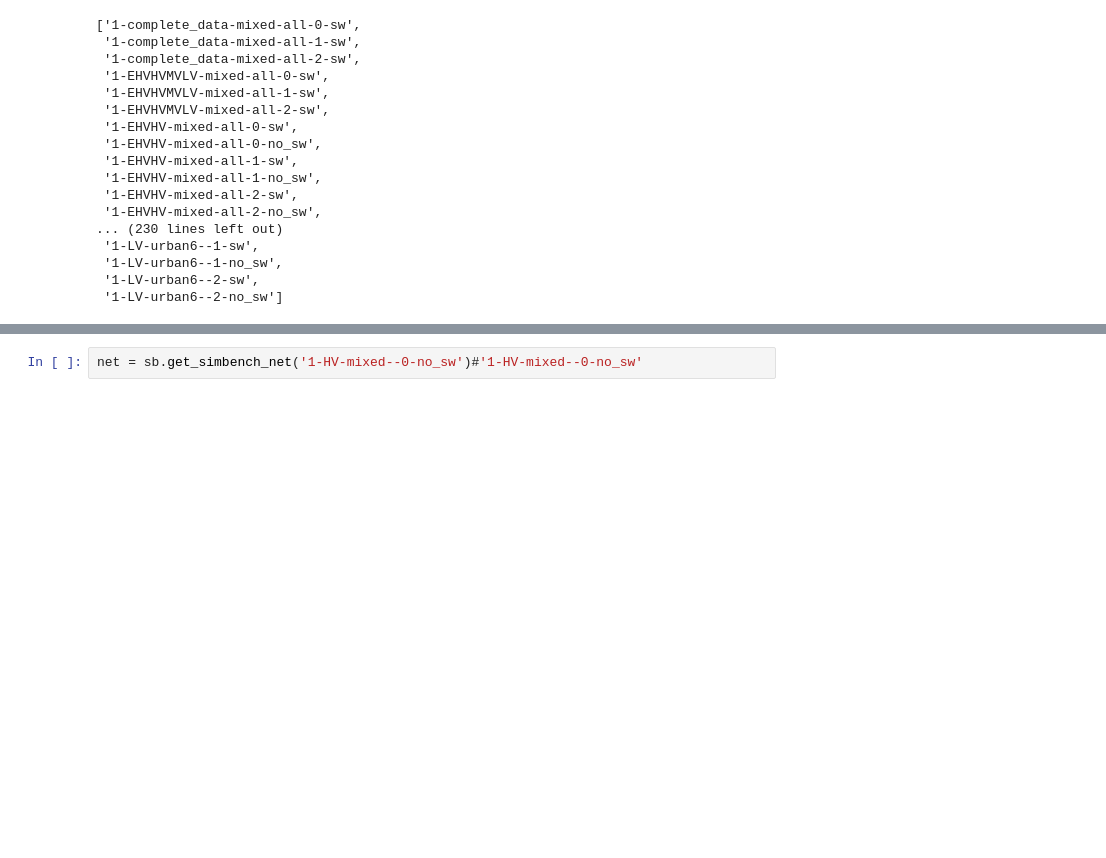
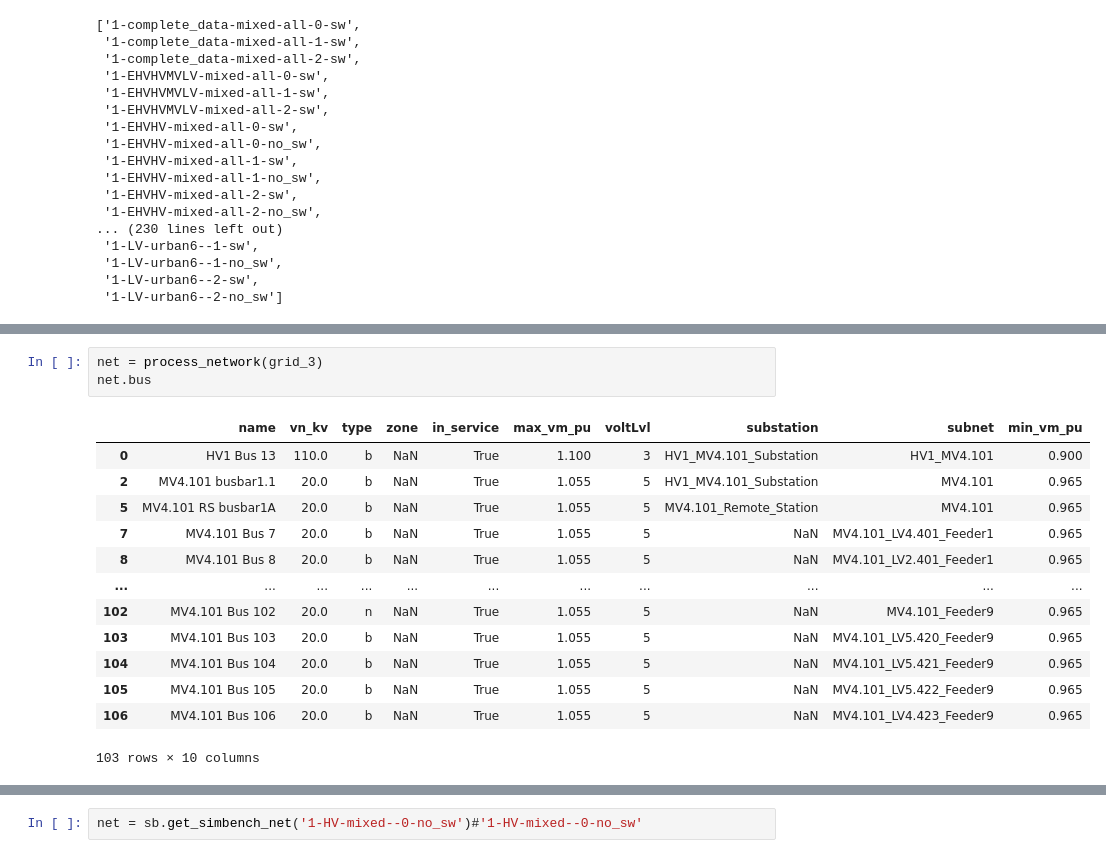
Before and after one commit to CanBayraktaroglu/OPFGNN, a Jupyter notebook: code/gnn.ipynb, the cells around one changed output, grey strips where cells are left out. Drawn from its saved outputs; the diff is of its cells as text; blank space fills up the shorter version.

```diff
--- a/code/gnn.ipynb
+++ b/code/gnn.ipynb
@@ -77,0 +124,17 @@ all_simbench_codes
+# %%
+net = process_network(grid_3)
+net.bus
+# %% [output]
+|  | name | vn_kv | type | zone | in_service | max_vm_pu | voltLvl | substation | subnet | min_vm_pu |
+| 0 | HV1 Bus 13 | 110.0 | b | NaN | True | 1.100 | 3 | HV1_MV4.101_Substation | HV1_MV4.101 | 0.900 |
+| 2 | MV4.101 busbar1.1 | 20.0 | b | NaN | True | 1.055 | 5 | HV1_MV4.101_Substation | MV4.101 | 0.965 |
+| 5 | MV4.101 RS busbar1A | 20.0 | b | NaN | True | 1.055 | 5 | MV4.101_Remote_Station | MV4.101 | 0.965 |
+| 7 | MV4.101 Bus 7 | 20.0 | b | NaN | True | 1.055 | 5 | NaN | MV4.101_LV4.401_Feeder1 | 0.965 |
+| 8 | MV4.101 Bus 8 | 20.0 | b | NaN | True | 1.055 | 5 | NaN | MV4.101_LV2.401_Feeder1 | 0.965 |
+| ... | ... | ... | ... | ... | ... | ... | ... | ... | ... | ... |
+| 102 | MV4.101 Bus 102 | 20.0 | n | NaN | True | 1.055 | 5 | NaN | MV4.101_Feeder9 | 0.965 |
+| 103 | MV4.101 Bus 103 | 20.0 | b | NaN | True | 1.055 | 5 | NaN | MV4.101_LV5.420_Feeder9 | 0.965 |
+| 104 | MV4.101 Bus 104 | 20.0 | b | NaN | True | 1.055 | 5 | NaN | MV4.101_LV5.421_Feeder9 | 0.965 |
+| 105 | MV4.101 Bus 105 | 20.0 | b | NaN | True | 1.055 | 5 | NaN | MV4.101_LV5.422_Feeder9 | 0.965 |
+| 106 | MV4.101 Bus 106 | 20.0 | b | NaN | True | 1.055 | 5 | NaN | MV4.101_LV4.423_Feeder9 | 0.965 |
+103 rows × 10 columns
```
Also changed, not shown: parts of 25 cells of this notebook, 28 other files.
